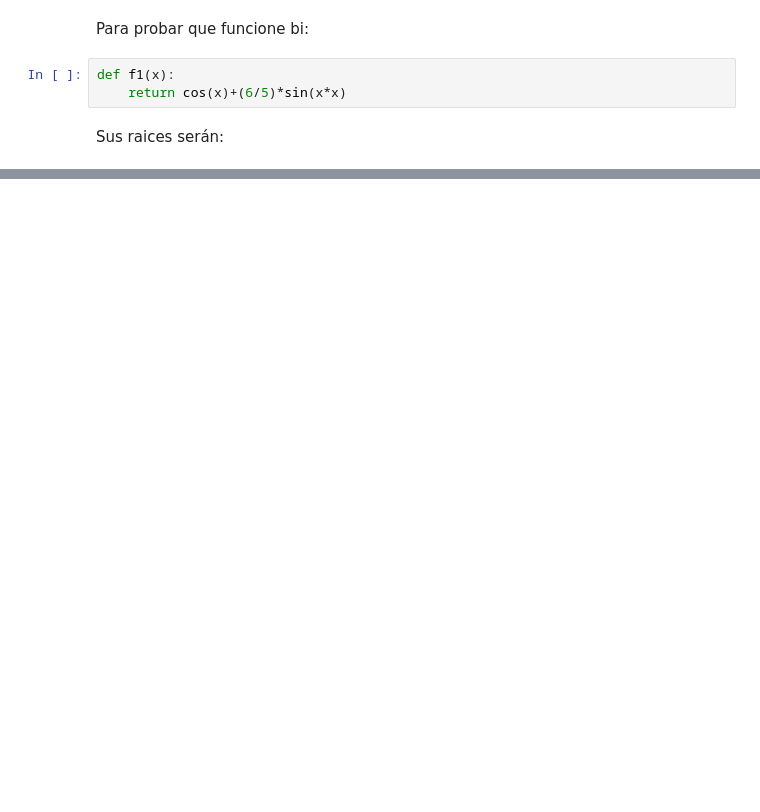
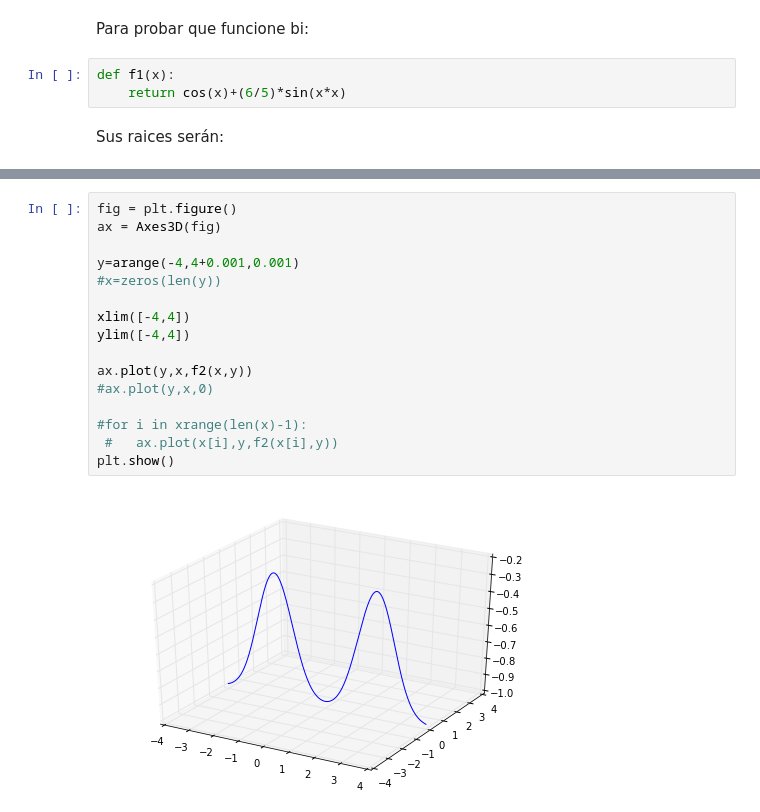
Before and after one commit to Erandii/Tareas, a Jupyter notebook: Tareas/TAREA.2.ipynb, the cells around one changed output, grey strips where cells are left out. Saved outputs shown, nothing was run; the diff lists cells and outputs as text; blank space fills up the shorter version.

```diff
--- a/Tareas/TAREA.2.ipynb
+++ b/Tareas/TAREA.2.ipynb
@@ -135,0 +143,18 @@ def newton2(fun,d_fun,x_i,err=1e-300):
+# %%
+fig = plt.figure()
+ax = Axes3D(fig)
+
+y=arange(-4,4+0.001,0.001)
+#x=zeros(len(y))
+
+xlim([-4,4])
+ylim([-4,4])
+
+ax.plot(y,x,f2(x,y))
+#ax.plot(y,x,0)
+
+#for i in xrange(len(x)-1):
+ #   ax.plot(x[i],y,f2(x[i],y))
+plt.show()
+# %% [output]
+[figure, added]
```
Also changed, not shown: parts of 28 cells of this notebook, 3 other files.
